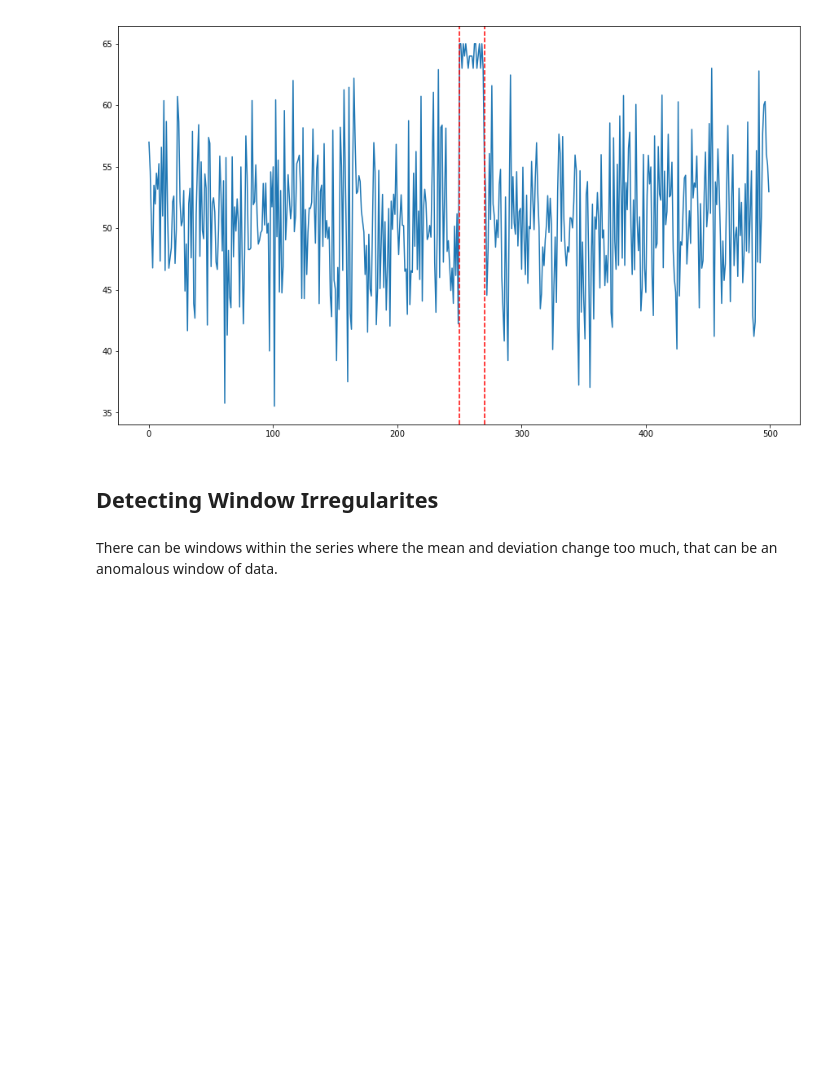
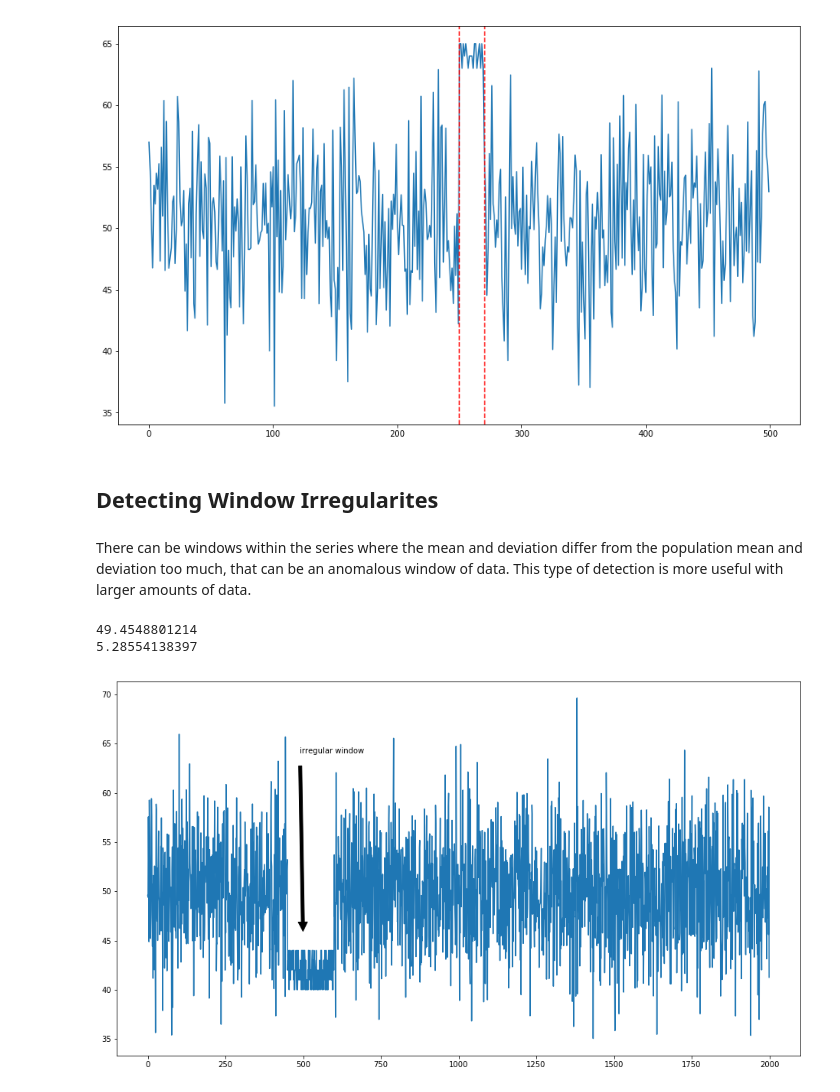
Before and after one commit to mbeale/time_series, a Jupyter notebook: Anomaly Detection.ipynb, the cells around one changed output. Saved outputs shown, nothing was run; the diff lists cells and outputs as text; code cells hidden in the pictures; blank space fills up the shorter version.

```diff
--- a/Anomaly Detection.ipynb
+++ b/Anomaly Detection.ipynb
@@ -122,4 +122,27 @@ for pair in find_irreg_dist(y):
 # %% [markdown]
 ## Detecting Window Irregularites
 # %% [markdown]
-There can be windows within the series where the mean and deviation change too much, that can be an anomalous window of data.
+There can be windows within the series where the mean and deviation differ from the population mean and deviation too much, that can be an anomalous window of data.  This type of detection is more useful with larger amounts of data.
+# %%
+# create normal data with a small window of data with changes to the mean and standard deviation
+mu, sigma = 50, 5
+
+y = np.random.normal(mu, sigma, 2000)
+for i in range(450, 600,1):
+    y[i] = np.random.randint(40, high=45, size=1)
+x = [x for x in range(2000)]
+
+fig = plt.figure(1, figsize=(16, 9))
+ax = fig.add_subplot(111)
+ax.plot(x, y)
+
+ax.annotate('irregular window', xy=(500, 45), xytext=(490, 64),
+            arrowprops=dict(facecolor='black', shrink=0.05),
+            )
+
+print(np.mean(y))
+print(np.std(y))
+# %% [output]
+49.4548801214
+5.28554138397
+[figure, added]
```
Also changed, not shown: parts of 37 cells of this notebook, 3 other files.
